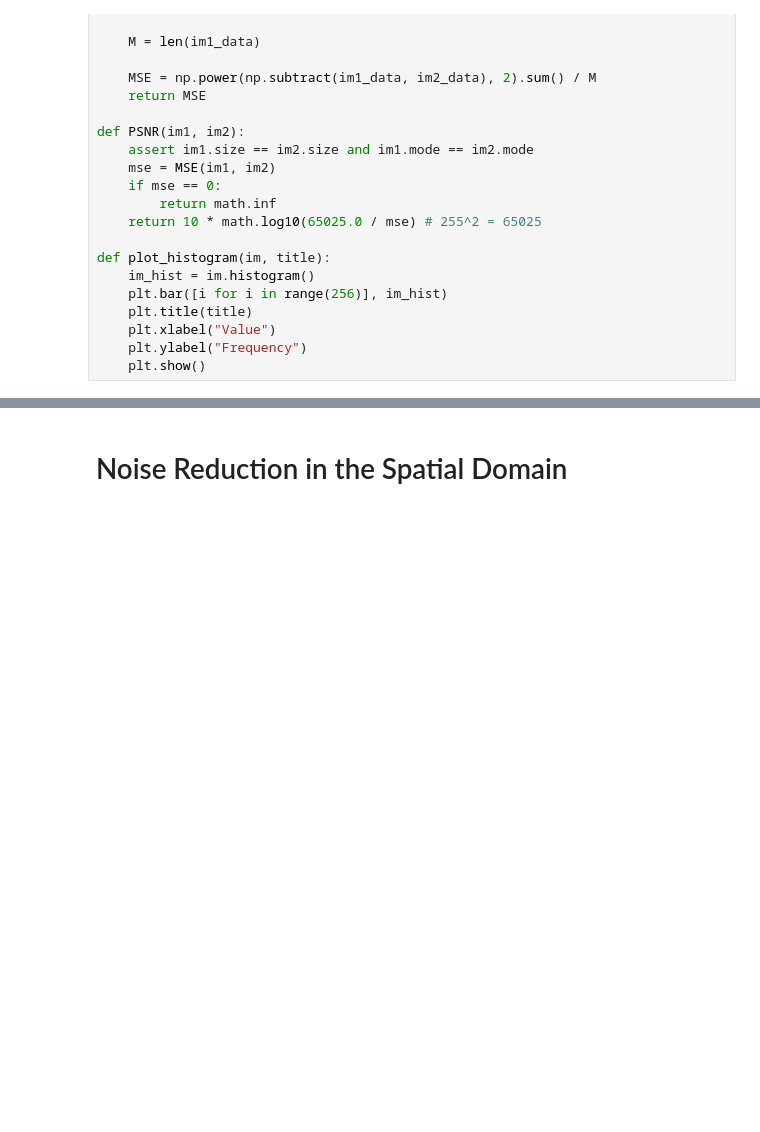
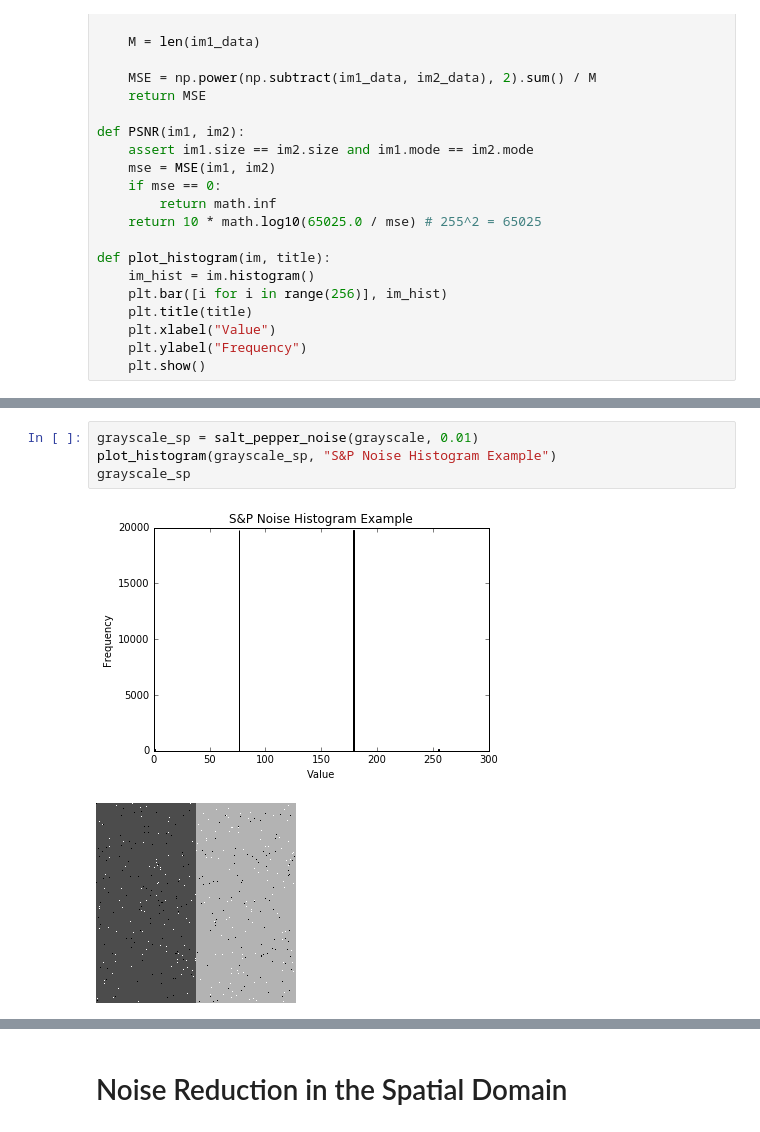
Before and after one commit to Erik-J-D/SYDE575-lab, a Jupyter notebook: LAB_2/Lab 2.ipynb, the cells around one changed output, grey strips where cells are left out. Cells and saved outputs as stored; diff of their text form; blank space fills up the shorter version.

```diff
--- a/LAB_2/Lab 2.ipynb
+++ b/LAB_2/Lab 2.ipynb
@@ -59,0 +69,7 @@ def plot_histogram(im, title):
+# %%
+grayscale_sp = salt_pepper_noise(grayscale, 0.01)
+plot_histogram(grayscale_sp, "S&P Noise Histogram Example")
+grayscale_sp
+# %% [output]
+[figure, added]
+[figure, added]
```
Also changed, not shown: parts of 12 cells of this notebook.
